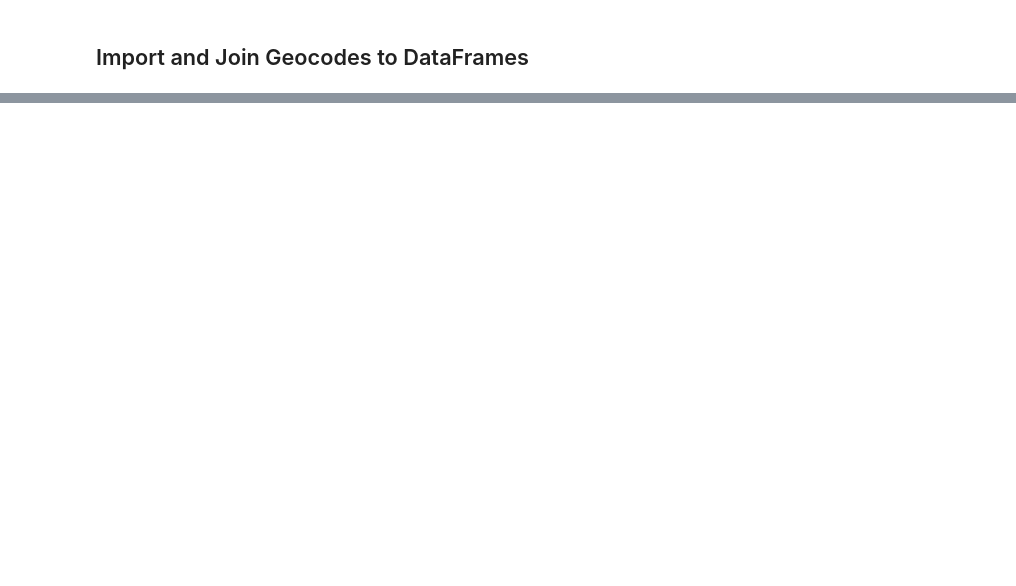
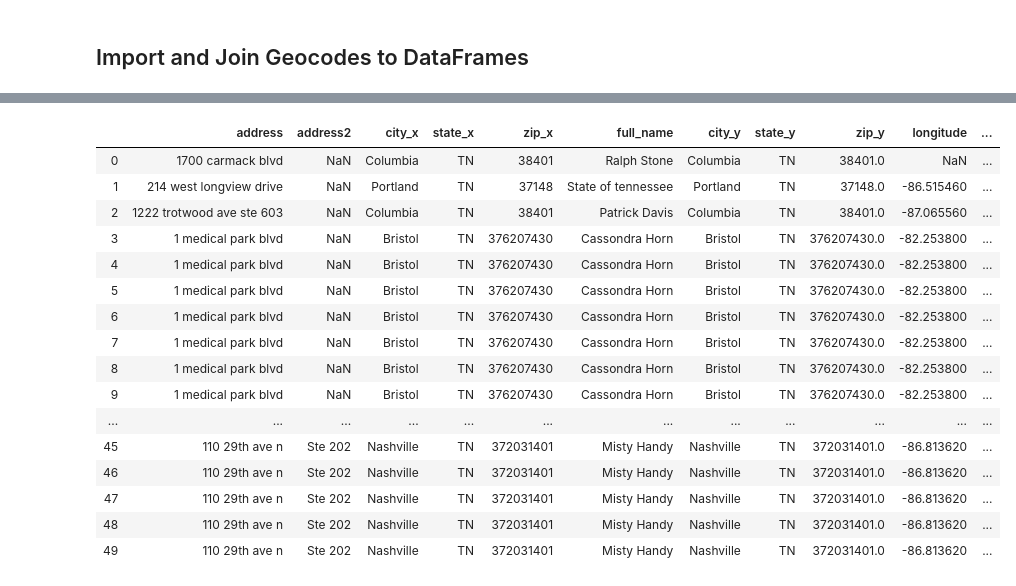
Before and after one commit to landrybutler/da2capstone, a Jupyter notebook: notebooks/01-setup_provider_dataframes.ipynb, the cells around one changed output, grey strips where cells are left out. Saved outputs shown, nothing was run; the diff lists cells and outputs as text; code cells hidden in the pictures; blank space fills up the shorter version.

Commit message:
outpatient and providers files are joined and geocoded as "all_providers"

```diff
--- a/notebooks/01-setup_provider_dataframes.ipynb
+++ b/notebooks/01-setup_provider_dataframes.ipynb
@@ -392,0 +387,7 @@ SyntaxError: invalid syntax (<ipython-input-20-d654168c0241>, line 10)
+# %%
+# tennessee providers has NaNs in the full_name field. Fix them.
+tennessee_providers['full_name'].fillna(tennessee_providers['last_name'], inplace = True)
+
+# confirm that there are no NaNs in the full_name field. Ok to have them in other fields
+null_columns=tennessee_providers.columns[tennessee_providers.isnull().any()]
+tennessee_providers[null_columns].isnull().sum()
@@ -392,0 +398,5 @@ SyntaxError: invalid syntax (<ipython-input-20-d654168c0241>, line 10)
+# %%
+# drop first_ and last_name from tennessee_providers, will only use full_name
+tennessee_providers = tennessee_providers.drop(['first_name', 'last_name'], axis=1)
+
+tennessee_providers
@@ -395,14 +467,27 @@ SyntaxError: invalid syntax (<ipython-input-20-d654168c0241>, line 10)
 # %%
 # set up import variables
+
+# import geocoded address files for joining
+tennessee_providers_geocodes_csv = '../data/location/tennessee_providers_geocoded_addresses.csv'
 outpatient_geocodes_csv = '../data/clean/all_providers_geocodes.csv'
+# outpatient_geocodes_csv = '../data/clean/outpatient_geocodes.csv'   # Not sure what this file was for
+
 
 # import only the needed columns from outpatient_geocodes
 columns = ['address', ' city', ' state', ' zip', 'longitude', 'latitude']
-
-# import files to dataframes
+# import file to create dataframe
 outpatient_geocodes = pd.read_csv(outpatient_geocodes_csv, usecols=columns)
-
 # delete initial space in column names
 outpatient_geocodes.columns = outpatient_geocodes.columns.str.replace(' ', '').str.lower()
 
-outpatient_geocodes.info()
+
+# repeat for tennessee_providers_geocodes, note lack of leading space in column names
+columns = ['address', 'city', 'state', 'zip', 'longitude', 'latitude']
+tennessee_providers_geocodes = pd.read_csv(tennessee_providers_geocodes_csv, usecols=columns)
+
+
+# confirm imports
+print('This is outpatient with geocodes')
+print(outpatient_geocodes.info())
+print('This is tennessee_providers with geocodes')
+print(tennessee_providers_geocodes.info())
@@ -416,0 +541,25 @@ result.to_csv('../data/clean/outpatient_geocoded_addresses.csv')
+# %%
+# join tennessee_providers files
+# note, if I include 'city', 'state', 'zip' in my join, I don't get longitude and latitude
+#     Joining on 'address' only give more complete results. Only two Nashville addresses w/o longitude and latitude
+result = pd.merge(tennessee_providers, tennessee_providers_geocodes, how='left', on=['address'])
+
+result.head(50)
+# %% [output]
+|  | address | address2 | city_x | state_x | zip_x | full_name | city_y | state_y | zip_y | longitude | ... |
+| 0 | 1700 carmack blvd | NaN | Columbia | TN | 38401 | Ralph Stone | Columbia | TN | 38401.0 | NaN | ... |
+| 1 | 214 west longview drive | NaN | Portland | TN | 37148 | State of tennessee | Portland | TN | 37148.0 | -86.515460 | ... |
+| 2 | 1222 trotwood ave ste 603 | NaN | Columbia | TN | 38401 | Patrick Davis | Columbia | TN | 38401.0 | -87.065560 | ... |
+| 3 | 1 medical park blvd | NaN | Bristol | TN | 376207430 | Cassondra Horn | Bristol | TN | 376207430.0 | -82.253800 | ... |
+| 4 | 1 medical park blvd | NaN | Bristol | TN | 376207430 | Cassondra Horn | Bristol | TN | 376207430.0 | -82.253800 | ... |
+| 5 | 1 medical park blvd | NaN | Bristol | TN | 376207430 | Cassondra Horn | Bristol | TN | 376207430.0 | -82.253800 | ... |
+| 6 | 1 medical park blvd | NaN | Bristol | TN | 376207430 | Cassondra Horn | Bristol | TN | 376207430.0 | -82.253800 | ... |
+| 7 | 1 medical park blvd | NaN | Bristol | TN | 376207430 | Cassondra Horn | Bristol | TN | 376207430.0 | -82.253800 | ... |
+| 8 | 1 medical park blvd | NaN | Bristol | TN | 376207430 | Cassondra Horn | Bristol | TN | 376207430.0 | -82.253800 | ... |
+| 9 | 1 medical park blvd | NaN | Bristol | TN | 376207430 | Cassondra Horn | Bristol | TN | 376207430.0 | -82.253800 | ... |
+| ... | ... | ... | ... | ... | ... | ... | ... | ... | ... | ... | ... |
+| 45 | 110 29th ave n | Ste 202 | Nashville | TN | 372031401 | Misty Handy | Nashville | TN | 372031401.0 | -86.813620 | ... |
+| 46 | 110 29th ave n | Ste 202 | Nashville | TN | 372031401 | Misty Handy | Nashville | TN | 372031401.0 | -86.813620 | ... |
+| 47 | 110 29th ave n | Ste 202 | Nashville | TN | 372031401 | Misty Handy | Nashville | TN | 372031401.0 | -86.813620 | ... |
+| 48 | 110 29th ave n | Ste 202 | Nashville | TN | 372031401 | Misty Handy | Nashville | TN | 372031401.0 | -86.813620 | ... |
+| 49 | 110 29th ave n | Ste 202 | Nashville | TN | 372031401 | Misty Handy | Nashville | TN | 372031401.0 | -86.813620 | ... |
```
Also changed, not shown: parts of 34 cells of this notebook, 2 other files.
